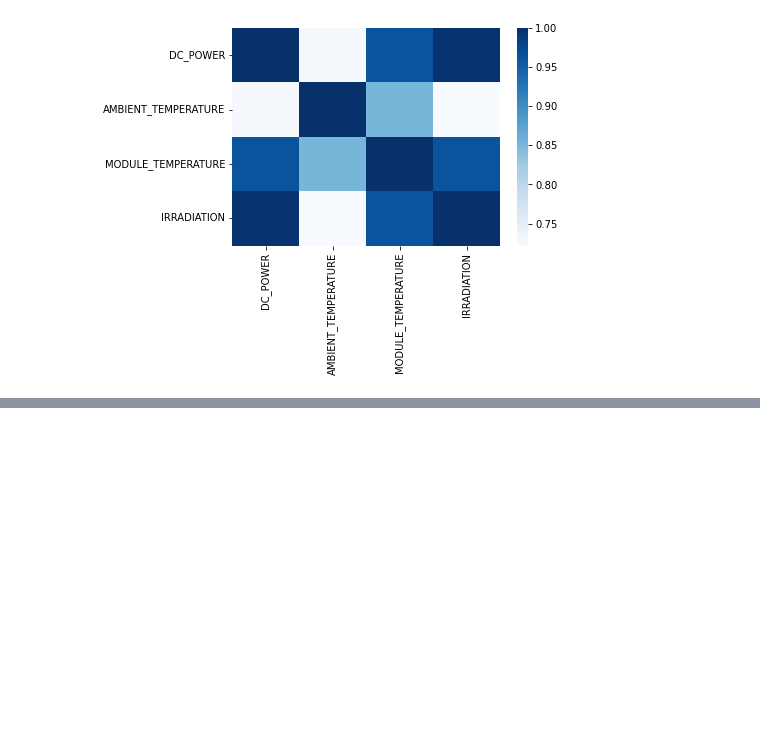
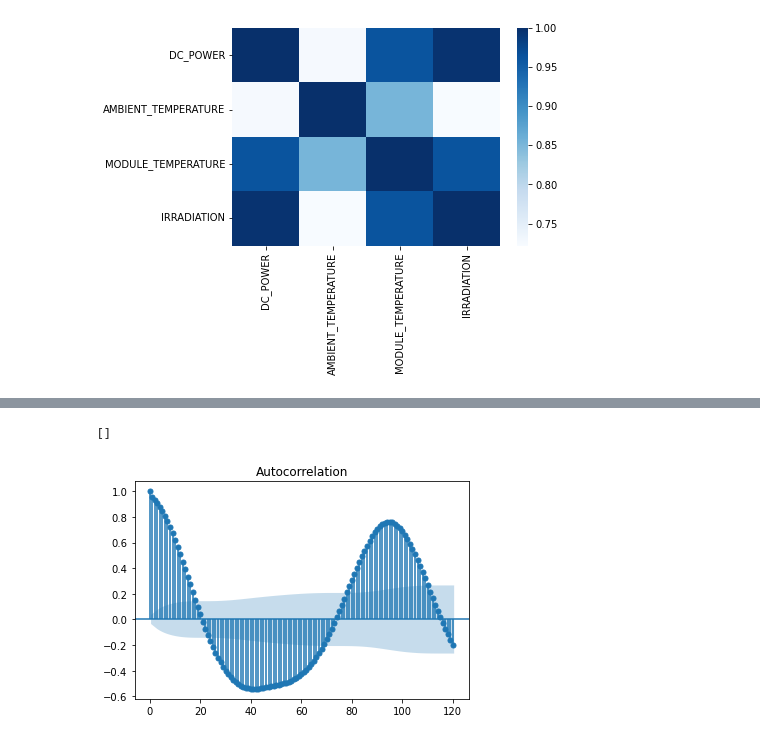
Before and after one commit to emanuelalmeid/SOLAR_PYTHON, a Jupyter notebook: solar.ipynb, the cells around one changed output, grey strips where cells are left out. Cells and saved outputs as stored; diff of their text form; code cells hidden in the pictures; blank space fills up the shorter version.

```diff
--- a/solar.ipynb
+++ b/solar.ipynb
@@ -286,0 +316,5 @@ sns.heatmap(df_solar_weatherCor.corr(), cmap = 'Blues')
+# %%
+df_solar_weather = df_solar_weather.set_index('DATE_TIME')
+# %%
+df_DC_POWER = df_solar_weather['DC_POWER']
+df_DC_POWER
@@ -286,0 +335,6 @@ sns.heatmap(df_solar_weatherCor.corr(), cmap = 'Blues')
+# %%
+sm.graphics.tsa.plot_acf(df_DC_POWER, lags=120, zero= "ywm")
+plt.plot()
+# %% [output]
+[]
+[figure, added]
```
Also changed, not shown: parts of 32 cells of this notebook.
